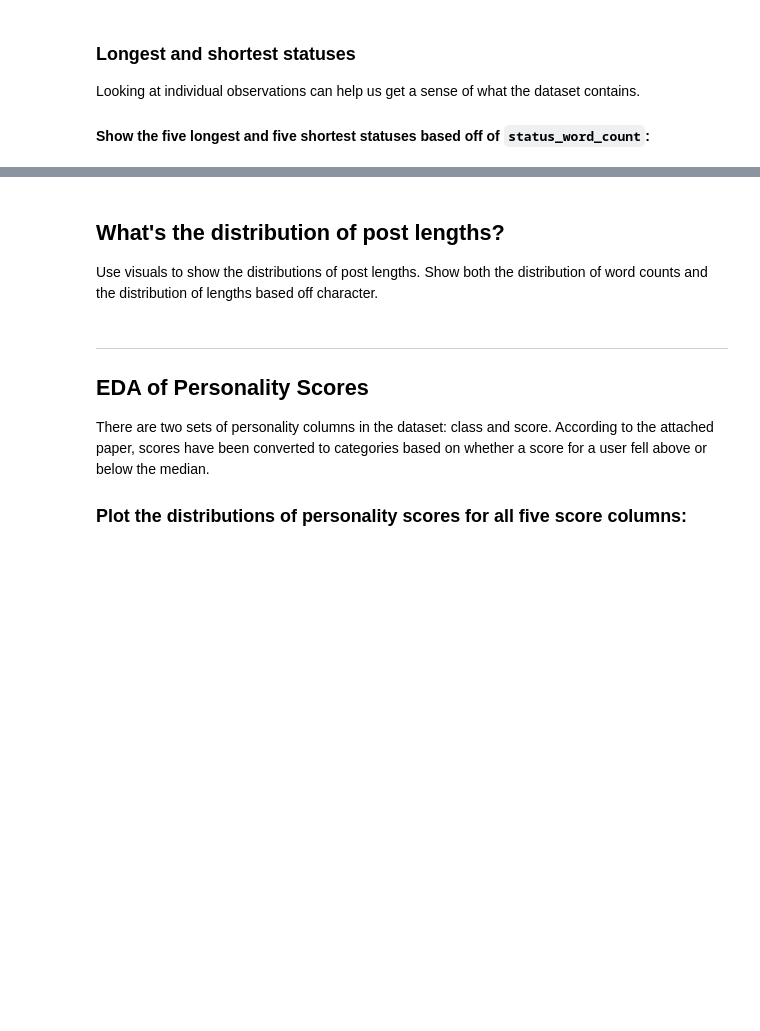
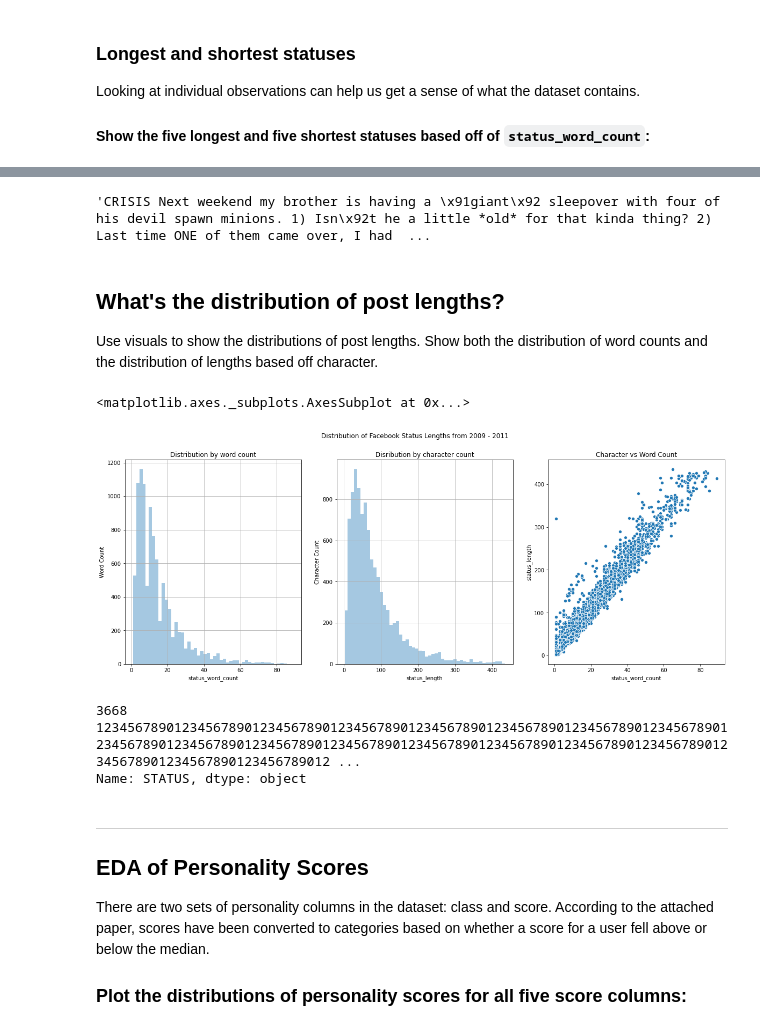
Before and after one commit to viviloaf/general-assembly, a Jupyter notebook: labs/5.02-lab-nlp-eda-master/starter-code.ipynb, the cells around one changed output, grey strips where cells are left out. Cells and saved outputs as stored; diff of their text form; code cells hidden in the pictures; blank space fills up the shorter version.

```diff
--- a/labs/5.02-lab-nlp-eda-master/starter-code.ipynb
+++ b/labs/5.02-lab-nlp-eda-master/starter-code.ipynb
@@ -69,3 +74,5 @@ df.head(3)
 Before we even vectorize the text, we might look at the lengths and word counts in each Facebook status.
 
 #### Create a new column called `status_length` that contains the length of each status:
+# %%
+df['status_length'] = [len(i) for i in df['STATUS']]
@@ -73,3 +89,5 @@ Before we even vectorize the text, we might look at the lengths and word counts
 #### Create a new column called `status_word_count` that contains the number of words in each status:
 
 Note: You can evaluate this based off of how many strings are separated by whitespaces; you're not required to check that each set of characters set apart by whitespaces is a word in the dictionary.
+# %%
+df['status_word_count'] = [len(i.split()) for i in df['STATUS']]
@@ -82,4 +125,27 @@ Looking at individual observations can help us get a sense of what the dataset c
+# %%
+df.iloc[6421]['STATUS']
+# %% [output]
+'CRISIS Next weekend my brother is having a \x91giant\x92 sleepover with four of his devil spawn minions. 1) Isn\x92t he a little *old* for that kinda thing? 2) Last time ONE of them came over, I had  ...
 # %% [markdown]
 ## What's the distribution of post lengths?
 
 Use visuals to show the distributions of post lengths. Show both the distribution of word counts and the distribution of lengths based off character.
+# %%
+plt.figure(figsize=(20, 7))
+plt.suptitle('Distribution of Facebook Status Lengths from 2009 - 2011')
+plt.subplot(1, 3, 1)
+plt.title('Distribution by word count')
+sns.distplot(df['status_word_count'], kde=False)
+plt.ylabel('Word Count')
+plt.grid()
+plt.subplot(1, 3, 2)
+plt.title('Disribution by character count')
+sns.distplot(df['status_length'], kde=False)
+plt.ylabel('Character Count')
+plt.grid()
+plt.subplot(1, 3, 3)
+plt.title('Character vs Word Count')
+sns.scatterplot(x=df['status_word_count'], y=df['status_length'])
+# %% [output]
+<matplotlib.axes._subplots.AxesSubplot at 0x...>
+[figure, added]
@@ -85,0 +154,5 @@ Use visuals to show the distributions of post lengths. Show both the distributio
+# %%
+df[(df['status_length'] > 300) & (df['status_word_count'] < 10)]['STATUS']
+# %% [output]
+3668    123456789012345678901234567890123456789012345678901234567890123456789012345678901234567890123456789012345678901234567890123456789012345678901234567890123456789012345678901234567890123456789012 ...
+Name: STATUS, dtype: object
```
Also changed, not shown: parts of 71 cells of this notebook.
